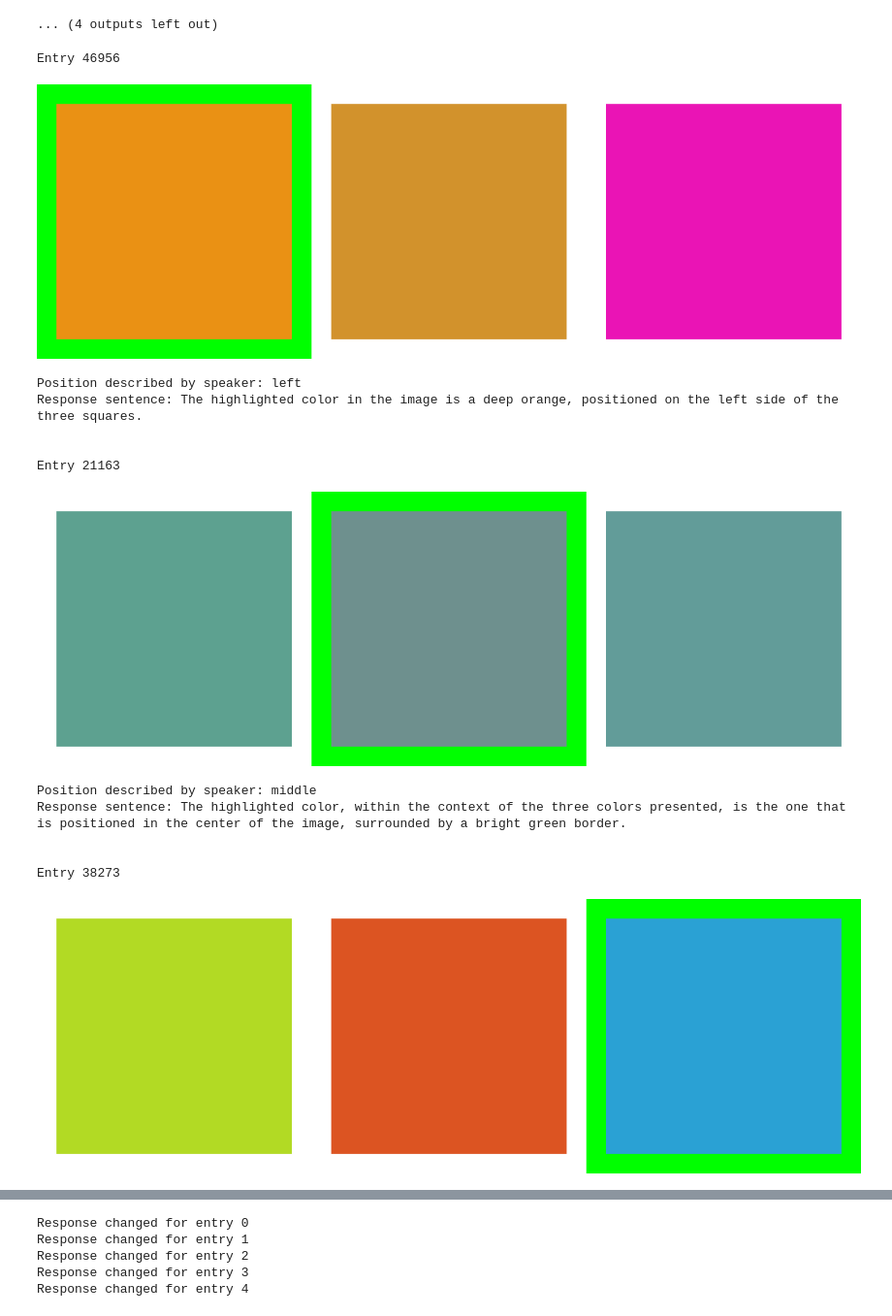
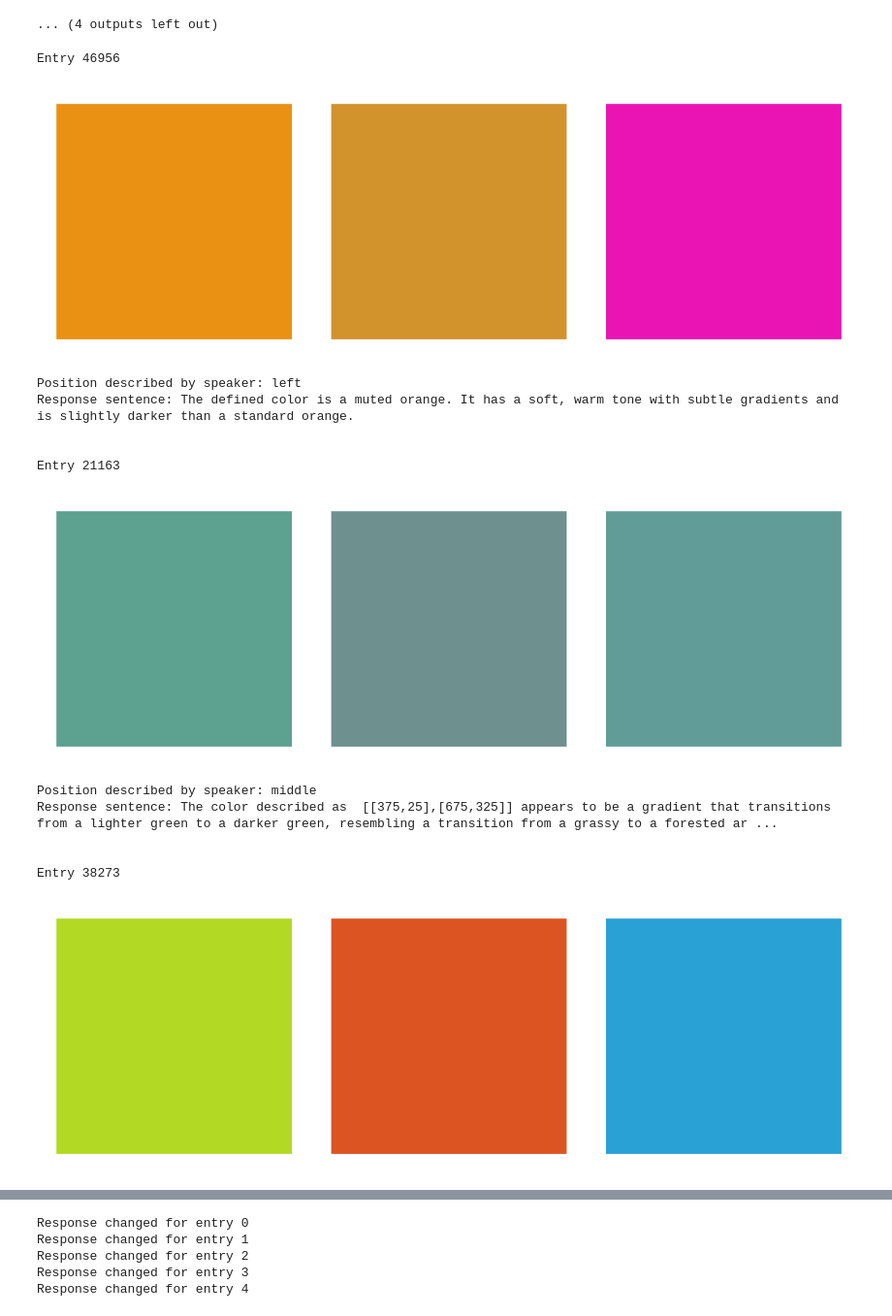
Before and after one commit to 98axel/mllm, a Jupyter notebook: generate_ref_exp_patches.ipynb, the cells around one changed output, grey strips where cells are left out. Shown at 97% size. Cells and saved outputs as stored; diff of their text form; code cells hidden in the pictures.

```diff
--- a/generate_ref_exp_patches.ipynb
+++ b/generate_ref_exp_patches.ipynb
@@ -80,10 +85,19 @@ old_responses = []
 # %%
 from data_prep.data_utils import build_patch_image_with_target_highlight
 
-for i, entry in data_df.sample(n=5, random_state=42).iterrows():
+for i, entry in data_df.sample(n=10, random_state=42).iterrows():
     print(f"Entry {i}")
     print(entry)
-    img = build_patch_image_with_target_highlight(entry.hls_values, entry.s_order_t_distr1_distr2, **img_kwargs, highlight_target=True)
+    img = build_patch_image_with_target_highlight(entry.hls_values, entry.s_order_t_distr1_distr2, **img_kwargs, highlight_target=False)
+    print("Img Size: ", img.size)
+
+    if(entry.s_order_t_distr1_distr2[0] == 0):
+        bounding_box ="[[25,25],[325,325]]"
+    elif(entry.s_order_t_distr1_distr2[1] == 0):
+        bounding_box ="[[375,25],[675,325]]"
+    elif(entry.s_order_t_distr1_distr2[2] == 0):
+        bounding_box ="[[725,25],[1025,325]]"
+
     position = ""
     print(f"s_order_t_distr1_distr2: {entry.s_order_t_distr1_distr2}")
     entry.target = entry.s_order_t_distr1_distr2.index(0)
@@ -94,9 +108,9 @@ for i, entry in data_df.sample(n=5, random_state=42).iterrows():
     elif entry.target == 2:
         position = "right"
 
-    #full_prompt = ' '.join([SPEAKER_PROMPT_ONE, position, SPEAKER_PROMPT_TWO])
-    #print(f"Full prompt: {full_prompt}")
-    response_sentence = model.generate(SPEAKER_PROMPT_ONE, img, **generate_kwargs)
+    full_prompt = ' '.join([SPEAKER_PROMPT_ONE, bounding_box, SPEAKER_PROMPT_TWO])
+    print(f"Full prompt: {full_prompt}")
+    response_sentence = model.generate(full_prompt, img, **generate_kwargs)
     display(img)
     print(f"Position described by speaker: {position}")
     print(f"Response sentence: {response_sentence} \n\n")
@@ -474,7 +501,7 @@ import base64
 from io import BytesIO
 from PIL import Image
 
-html_file = open("generated_responses_patches_qwen2_2B.html", "w", encoding="utf-8")
+html_file = open("generated_responses_patches_qwen2_2B_chatgpt.html", "w", encoding="utf-8")
 
 def write_html(text):
     html_file.write(text + "<br>\n")
@@ -485,54 +512,78 @@ new_responses = []
 
 html_file.write(f"<h1>Model: Qwen2-VL-2B-Instruct</h1>")
 
-for i, entry in data_df.sample(n=10, random_state=42).iterrows():
+positions = list()
+entrys = list()
+for i, entry in data_df.sample(n=30, random_state=42).iterrows():
     print(f"Entry {i}")
     write_html(f"<b>Entry {i}</b>")
+    entrys.append("Entry: " +str(i))
 
-    img = build_patch_image_with_target_highlight(entry.hls_values, entry.s_order_t_distr1_distr2, **img_kwargs, highlight_target=True)
+    img = build_patch_image_with_target_highlight(entry.hls_values, entry.s_order_t_distr1_distr2, **img_kwargs, highlight_target=False)
     position = ""
     entry.target = entry.s_order_t_distr1_distr2.index(0)
     if entry.target == 0:
         position = "left"
     elif entry.target == 1:
         position = "middle"
     elif entry.target == 2:
         position = "right"
 
-    #full_prompt = ' '.join([SPEAKER_PROMPT_ONE, position, SPEAKER_PROMPT_TWO])
+    if(entry.s_order_t_distr1_distr2[0] == 0):
+        bounding_box ="[[25,25],[325,325]]"
+    elif(entry.s_order_t_distr1_distr2[1] == 0):
+        bounding_box ="[[375,25],[675,325]]"
+    elif(entry.s_order_t_distr1_distr2[2] == 0):
+        bounding_box ="[[725,25],[1025,325]]"
+
+    full_prompt = ' '.join([SPEAKER_PROMPT_ONE, bounding_box, SPEAKER_PROMPT_TWO])
     #print(f"Full prompt: {full_prompt}")
-    response_sentence = model.generate(SPEAKER_PROMPT_ONE, img, **generate_kwargs)
+    response_sentence = model.generate(full_prompt, img, **generate_kwargs)
     display(img)
 
     buffer = BytesIO()
     img.save(buffer, format="PNG")
     img_base64 = base64.b64encode(buffer.getvalue()).decode("utf-8")
 
     write_html(f'<img src="embedded-picture">')
 
     print(f"Position described by speaker: {position}")
     print(f"Response sentence: {response_sentence} \n\n")
 
-    write_html(f"Position described by speaker: {position}")
-    write_html(f"Response sentence: {response_sentence}")
+    positions.append(position)
+    #write_html(f"Position described by speaker: {position}")
+    write_html(f"{response_sentence}")
     write_html("<hr>")
 
     new_responses.append(response_sentence)
 
 html_file.close()
+
+
+##### write html file with target positions
+html_file = open("generated_responses_patches_qwen2_2B_chatgpt_solution.html", "w", encoding="utf-8")
+
+html_file.write(f"<h1>Model: Qwen2-VL-2B-Instruct</h1>")
+
+for position, entry in zip(positions, entrys):
+    write_html(f"<b>{entry}</b>")
+    write_html(f"Position described by speaker: {position}")
+    write_html("<hr>")
+
+html_file.close()
 # %% [output]
 Entry 46956
-[figure, old version]
+[figure, new version]
 Position described by speaker: left
-Response sentence: The highlighted color in the image is a deep orange, positioned on the left side of the three squares.
+Response sentence: The defined color is a muted orange. It has a soft, warm tone with subtle gradients and is slightly darker than a standard orange.
 
 
 Entry 21163
-[figure, old version]
+[figure, new version]
 Position described by speaker: middle
-Response sentence: The highlighted color, within the context of the three colors presented, is the one that is positioned in the center of the image, surrounded by a bright green border.
+Response sentence: The color described as  [[375,25],[675,325]] appears to be a gradient that transitions from a lighter green to a darker green, resembling a transition from a grassy to a forested ar ...
 
 
 Entry 38273
-[figure, old version]
+[figure, new version]
 Position described by speaker: right
```
Also changed, not shown: parts of 6 cells of this notebook, 15 other files.
